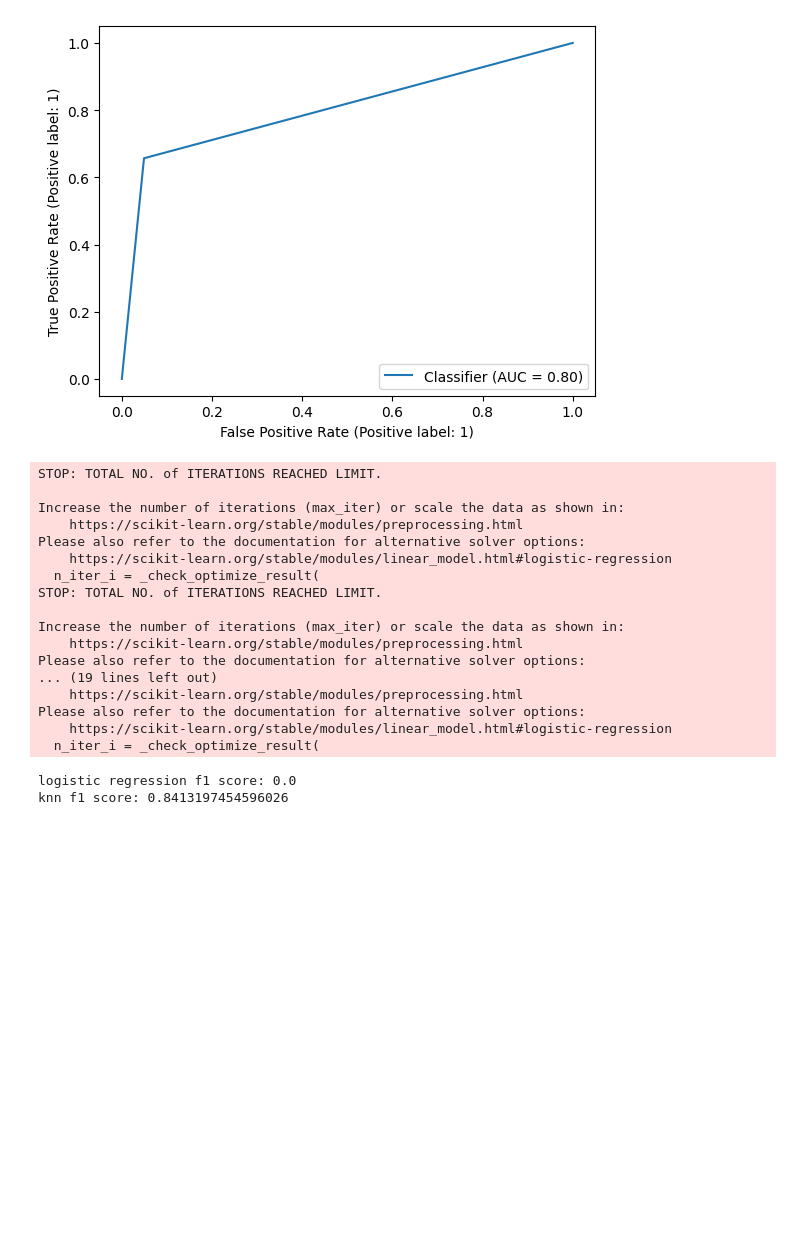
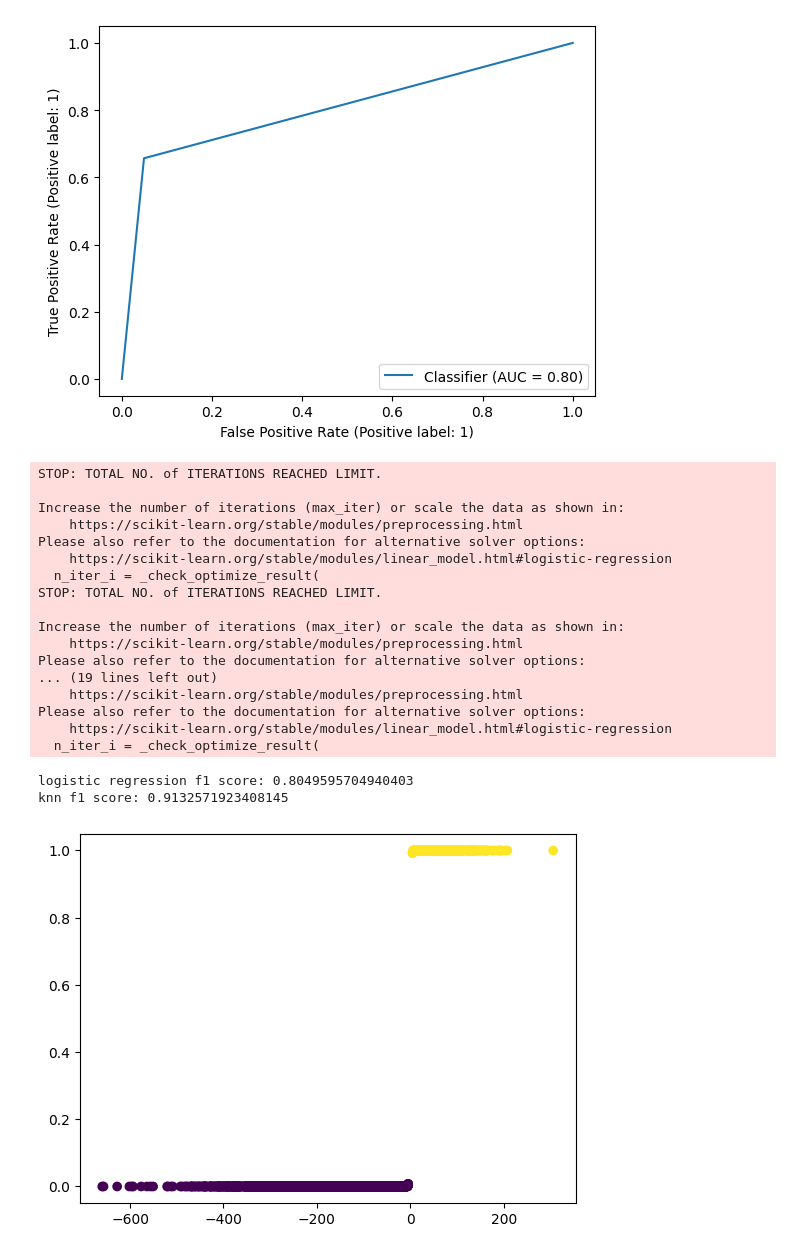
Before and after one commit to austinyu/395-Lab4, a Jupyter notebook: Lab4-b.ipynb, the cells around one changed output. Saved outputs shown, nothing was run; the diff lists cells and outputs as text; code cells hidden in the pictures; blank space fills up the shorter version.

```diff
--- a/Lab4-b.ipynb
+++ b/Lab4-b.ipynb
@@ -104,11 +104,10 @@ pipe_knn = Pipeline([
 
 
 from sklearn.metrics import make_scorer, f1_score
-lg_f1 = cross_validate(pipe_lg, train_X, train_y_binary, cv = 5, scoring = make_scorer(f1_score))['test_score']
-knn_f1 = cross_validate(pipe_knn, train_X, train_y_binary, cv = 5, scoring = make_scorer(f1_score))['test_score']
+lg_f1 = cross_validate(pipe_lg, train_X, train_y_binary, cv = 5, scoring = make_scorer(f1_score, average='macro'))['test_score']
+knn_f1 = cross_validate(pipe_knn, train_X, train_y_binary, cv = 5, scoring = make_scorer(f1_score, average='macro'))['test_score']
 print(f'logistic regression f1 score: {lg_f1.mean()}')
 print(f'knn f1 score: {knn_f1.mean()}')
-## TODO macro averaging !!!!
 # %% [output]
 STOP: TOTAL NO. of ITERATIONS REACHED LIMIT.
 
@@ -127,5 +126,30 @@ Please also refer to the documentation for alternative solver options:
 Please also refer to the documentation for alternative solver options:
     https://scikit-learn.org/stable/modules/linear_model.html#logistic-regression
   n_iter_i = _check_optimize_result(
-logistic regression f1 score: 0.0
-knn f1 score: 0.8413197454596026
+logistic regression f1 score: 0.8049595704940403
+knn f1 score: 0.9132571923408145
+# %%
+
+## Refit logistic regression
+pipe = Pipeline([
+('scaler', MinMaxScaler()),
+('model', LogisticRegression(penalty='none', solver='newton-cg'))
+])
+log_mod = pipe.fit(train_X, train_y_binary)
+
+## Store the weights and bias
+w = log_mod.named_steps['model'].coef_
+b = log_mod.named_steps['model'].intercept_
+
+## Calculate eta manually using the dot product of X and w + the bias term
+train_Xs =  MinMaxScaler().fit_transform(train_X)
+eta = np.dot(train_Xs, np.transpose(w)) + b
+
+## Use eta to calculate probabilities of the positive class
+pi = 1/(1 + np.exp(-eta))
+
+## Display relationship between eta and pi
+plt.scatter(eta, pi, c=train_y_binary.astype('category'))
+plt.show()
+# %% [output]
+[figure, added]
```
Also changed, not shown: parts of 10 cells of this notebook.
